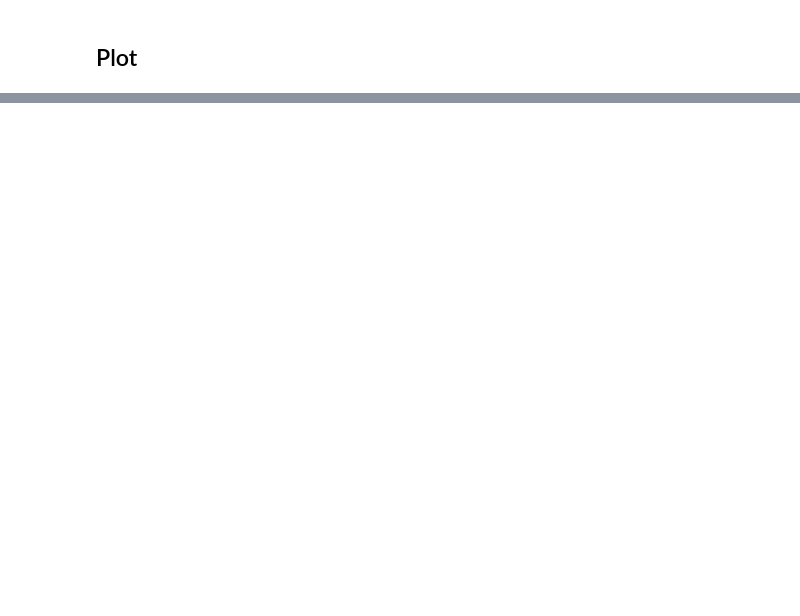
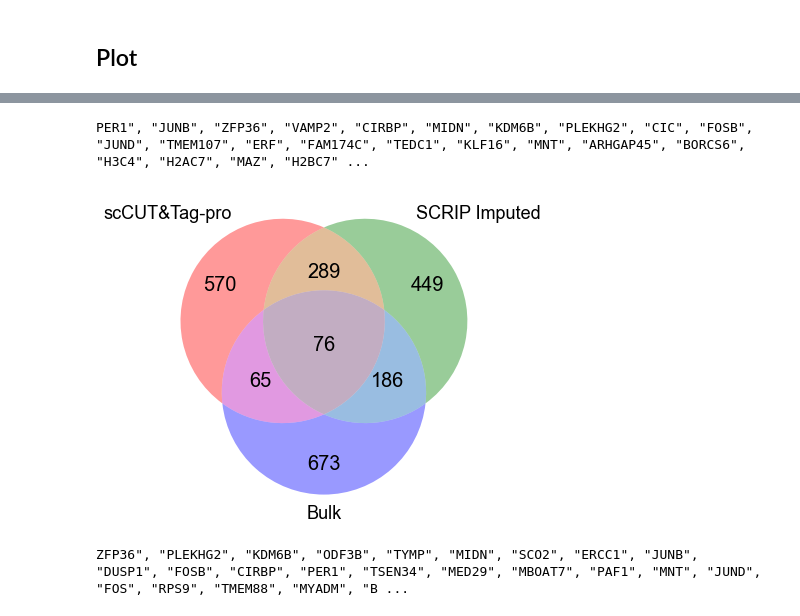
Before and after one commit to xindong95/SCRIP_notebook, a Jupyter notebook: histone_bin_python.ipynb, the cells around one changed output, grey strips where cells are left out. Saved outputs shown, nothing was run; the diff lists cells and outputs as text; code cells hidden in the pictures; blank space fills up the shorter version.

Commit message:
update analysis code

```diff
--- a/histone_bin_python.ipynb
+++ b/histone_bin_python.ipynb
@@ -553,8 +233,31 @@ fig.savefig('Figures/T_target_venn.pdf')
+# %%
+# This is used to perform the go analysis
+for i in impute_t_rp[bulk_ovlp_target].sort_values(ascending=False)[0:300].index:
+    print(i, end='", "')
+# %% [output]
+PER1", "JUNB", "ZFP36", "VAMP2", "CIRBP", "MIDN", "KDM6B", "PLEKHG2", "CIC", "FOSB", "JUND", "TMEM107", "ERF", "FAM174C", "TEDC1", "KLF16", "MNT", "ARHGAP45", "BORCS6", "H3C4", "H2AC7", "MAZ", "H2BC7" ...
+# %%
+with open('/fs/home/dongxin/Projects/SCRIPT/scATAC/example/histone/peak_base/cuttagpro/SCRIP_PBMC/impute_mono_bc.txt','r') as file:
+    impute_mono_bc = [i.rstrip().split('-')[0] for i in file.readlines()]
+impute_mono_bc = set(impute_RP.columns).intersection(impute_mono_bc)
+impute_mono_rp = impute_RP[impute_mono_bc].mean(1)
+
+atac_mono_rp = atac_rp[impute_mono_bc].mean(1)
+
+real_mono_bc = real_matadata.index[(real_matadata['Celltype'] == 'Mono')]
+real_mono_rp = real_RP[real_mono_bc].mean(1)
 # %%
+set1 = set(real_mono_rp[bulk_ovlp_target].sort_values(ascending=False)[0:1000].index)
+set2 = set(impute_mono_rp[bulk_ovlp_target].sort_values(ascending=False)[0:1000].index)
+set3 = set(bulk_mono_target_list[0:1000])
+
 fig, ax = plt.subplots(figsize=(6,6))
-out = venn3_unweighted([661, 545, 232, 702, 75, 191, 32], ('scCUT&Pro', 'SCRIP Imputed', 'Bulk'))
+out = venn3_unweighted([set1, set2, set3],  ('scCUT&Tag-pro', 'SCRIP Imputed', 'Bulk'))
+# out = venn3_unweighted([661, 545, 232, 702, 75, 191, 32], ('scCUT&Pro', 'SCRIPT Imputed', 'Bulk'))
 for x in range(len(out.subset_labels)):
     if out.subset_labels[x] is not None:
         out.subset_labels[x].set_fontsize(20)
 fig.show()
 fig.savefig('Figures/mono_target_venn.pdf')
+# %% [output]
+[figure, added]
@@ -574,0 +264,5 @@ plt.show()
+# %%
+for i in impute_mono_rp[bulk_ovlp_target].sort_values(ascending=False)[0:300].index:
+    print(i, end='", "')
+# %% [output]
+ZFP36", "PLEKHG2", "KDM6B", "ODF3B", "TYMP", "MIDN", "SCO2", "ERCC1", "JUNB", "DUSP1", "FOSB", "CIRBP", "PER1", "TSEN34", "MED29", "MBOAT7", "PAF1", "MNT", "JUND", "FOS", "RPS9", "TMEM88", "MYADM", "B ...
```
Also changed, not shown: parts of 55 cells of this notebook, 2 other files.
